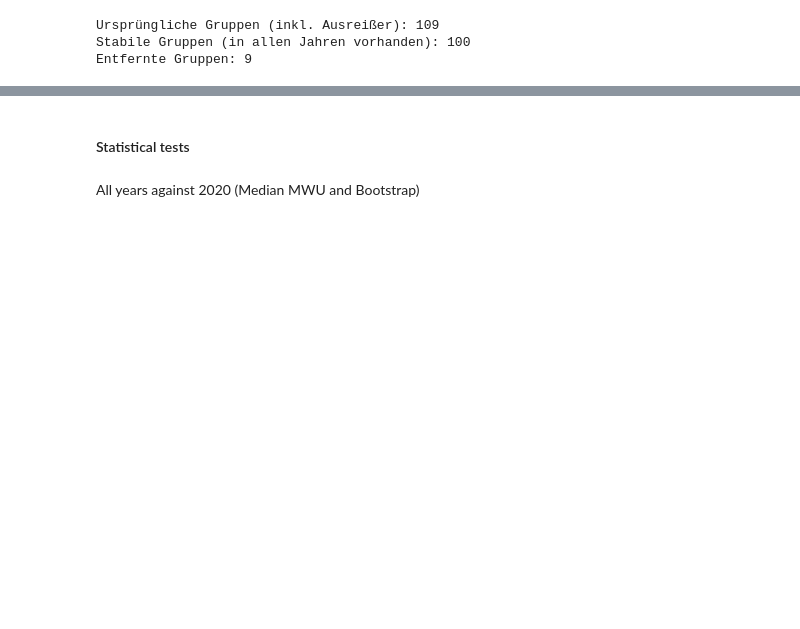
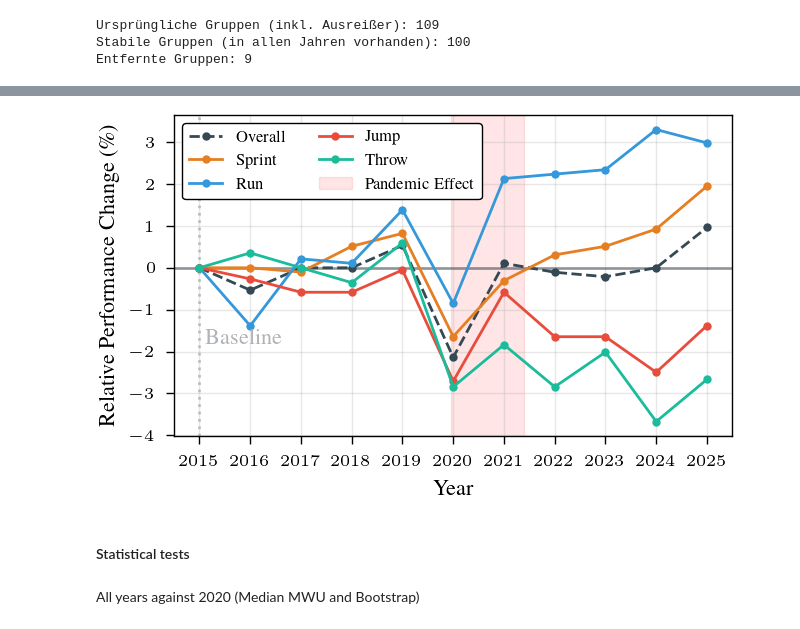
Before and after one commit to maxwernz/Data-Literacy, a Jupyter notebook: Luca/new_luca.ipynb, the cells around one changed output, grey strips where cells are left out. Cells and saved outputs as stored; diff of their text form; code cells hidden in the pictures; blank space fills up the shorter version.

```diff
--- a/Luca/new_luca.ipynb
+++ b/Luca/new_luca.ipynb
@@ -122,64 +121,66 @@ label_map = {
     'Jump':   'Jump'
 }
 
-column = "full"
+column = "half"
 baseline = True
 # --- PLOTTING ---
-with plt.rc_context(plt.bundles.icml2024(column=column)):
-    fig, ax = plt.subplots()
+
+plt.set_column(column)
+
+fig, ax = plt.subplots()
 
 
 
-    if baseline:
-        ax.axvline(2015, color=plt.rgb.tue_gray, linestyle=':', linewidth=1, alpha=0.8, zorder=1)
+if baseline:
+    ax.axvline(2015, color=plt.rgb.tue_gray, linestyle=':', linewidth=1, alpha=0.8, zorder=1)
 
-    # 2b. BASIS-LINIE (0%)
-    ax.axhline(0, color=plt.rgb.tue_dark, alpha=0.5, linewidth=1, zorder=1)
+# 2b. BASIS-LINIE (0%)
+ax.axhline(0, color=plt.rgb.tue_dark, alpha=0.5, linewidth=1, zorder=1)
 
-    # 3. LINIEN PLOTTEN
-    categories = ['GESAMT', 'Sprint', 'Run', 'Jump', 'Throw']
+# 3. LINIEN PLOTTEN
+categories = ['GESAMT', 'Sprint', 'Run', 'Jump', 'Throw']
 
-    for cat in categories:
-        cat_data = final_stats[final_stats['category'] == cat].sort_values('jahr')
-        if cat_data.empty: continue
+for cat in categories:
+    cat_data = final_stats[final_stats['category'] == cat].sort_values('jahr')
+    if cat_data.empty: continue
 
-        color = colors.get(cat, 'gray')
-        # GESAMT bekommt gestrichelte Linie zur Unterscheidung, Rest durchgezogen
-        linestyle = '--' if cat == 'GESAMT' else '-'
+    color = colors.get(cat, 'gray')
+    # GESAMT bekommt gestrichelte Linie zur Unterscheidung, Rest durchgezogen
+    linestyle = '--' if cat == 'GESAMT' else '-'
 
-        # Englisches Label nutzen
-        label = label_map.get(cat, cat)
+    # Englisches Label nutzen
+    label = label_map.get(cat, cat)
 
-        ax.plot(cat_data['jahr'], cat_data['rel_change_pct'],
-                label=label,
-                color=color,
-                linestyle=linestyle,
-                marker='.',
-                markersize=4,
-                zorder=3)
+    ax.plot(cat_data['jahr'], cat_data['rel_change_pct'],
+            label=label,
+            color=color,
+            linestyle=linestyle,
+            marker='.',
+            markersize=4,
+            zorder=3)
 
-    # Styling & Labels (Englisch)
-    ax.xaxis.set_major_locator(mtick.MultipleLocator(1))
+# Styling & Labels (Englisch)
+ax.xaxis.set_major_locator(mtick.MultipleLocator(1))
 
-    ax.set_ylabel('Relative Performance Change (\\%)')
-    ax.set_xlabel('Year')
-    ax.grid(True, alpha=0.3)
+ax.set_ylabel('Relative Performance Change (\\%)')
+ax.set_xlabel('Year')
+ax.grid(True, alpha=0.3)
 
-        # 1. PANDEMIE-BEREICH (Englisch)
-    ax.axvspan(2019.95, 2021.4, color='red', alpha=0.1, label='Pandemic Effect', zorder=0)
+    # 1. PANDEMIE-BEREICH (Englisch)
+ax.axvspan(2019.95, 2021.4, color='red', alpha=0.1, label='Pandemic Effect', zorder=0)
 
-    # Legende
-    ax.legend(ncols=2, loc='upper left', framealpha=1)
+# Legende
+ax.legend(ncols=2, loc='upper left', framealpha=1)
 
-    # plt.ylim(-5, 5)
+# plt.ylim(-5, 5)
 
-    if baseline:
-        y_lims = ax.get_ylim()
-        ax.text(2015.1, y_lims[1]*-0.4, "Baseline", color=plt.rgb.tue_gray, va='top', ha='left')
+if baseline:
+    y_lims = ax.get_ylim()
+    ax.text(2015.1, y_lims[1]*-0.4, "Baseline", color=plt.rgb.tue_gray, va='top', ha='left')
 
-    if baseline:
-        plt.savefig(f'covid_relative_performance_change_{column}_baseline', category="Corona_Analyse")
-    else:
-        plt.savefig(f'covid_relative_performance_change_{column}', category="Corona_Analyse")
-    plt.show()
+# if baseline:
+#     plt.savefig(f'covid_relative_performance_change_{column}_baseline', category="Corona_Analyse")
+# else:
+#     plt.savefig(f'covid_relative_performance_change_{column}', category="Corona_Analyse")
+plt.show()
 # %% [output]
@@ -187,3 +187,4 @@ RuntimeError: Failed to process string with tex because latex could not be found
+[figure, added]
 # %% [markdown]
 #### Statistical tests
 # %% [markdown]
```
Also changed, not shown: parts of 5 cells of this notebook, 6 other files.
